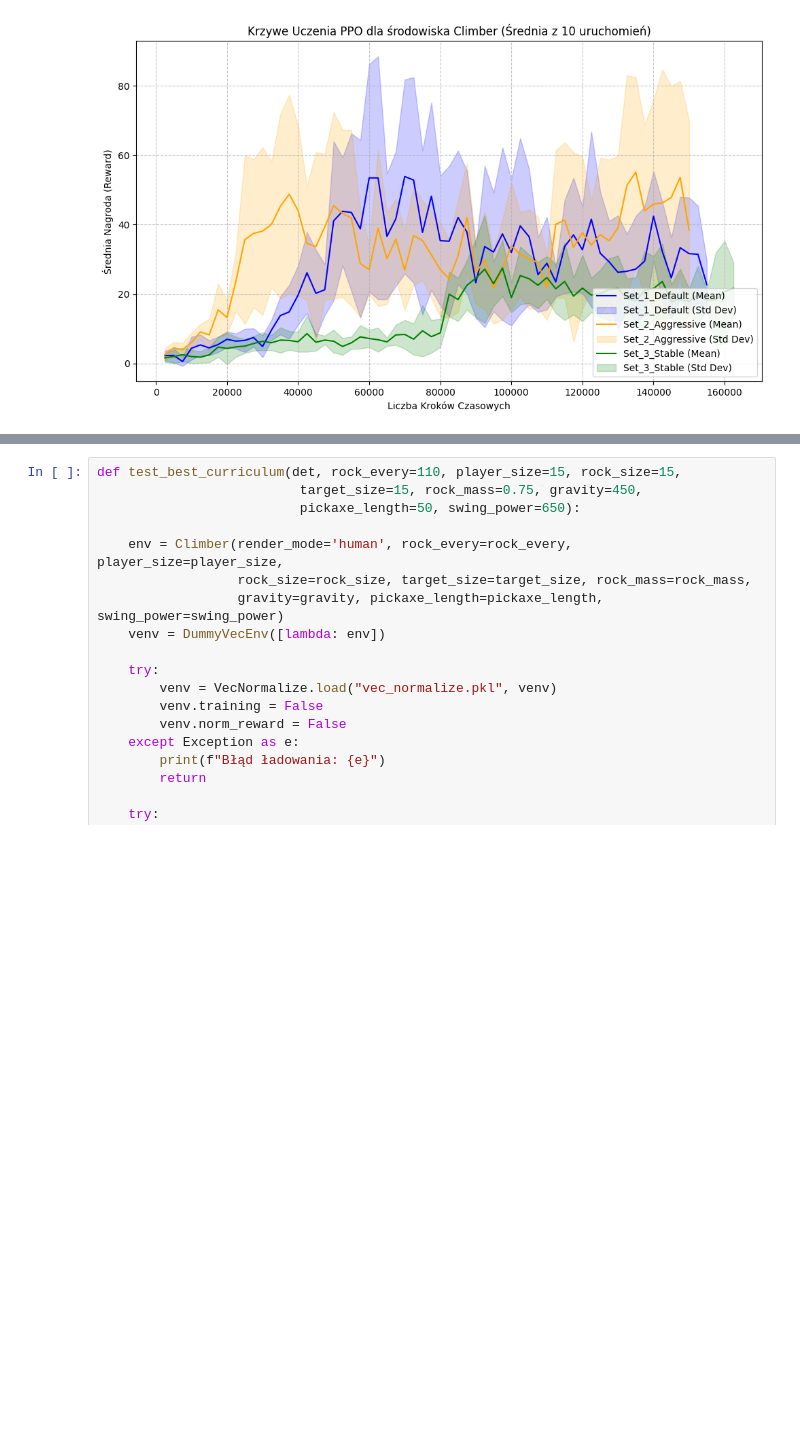
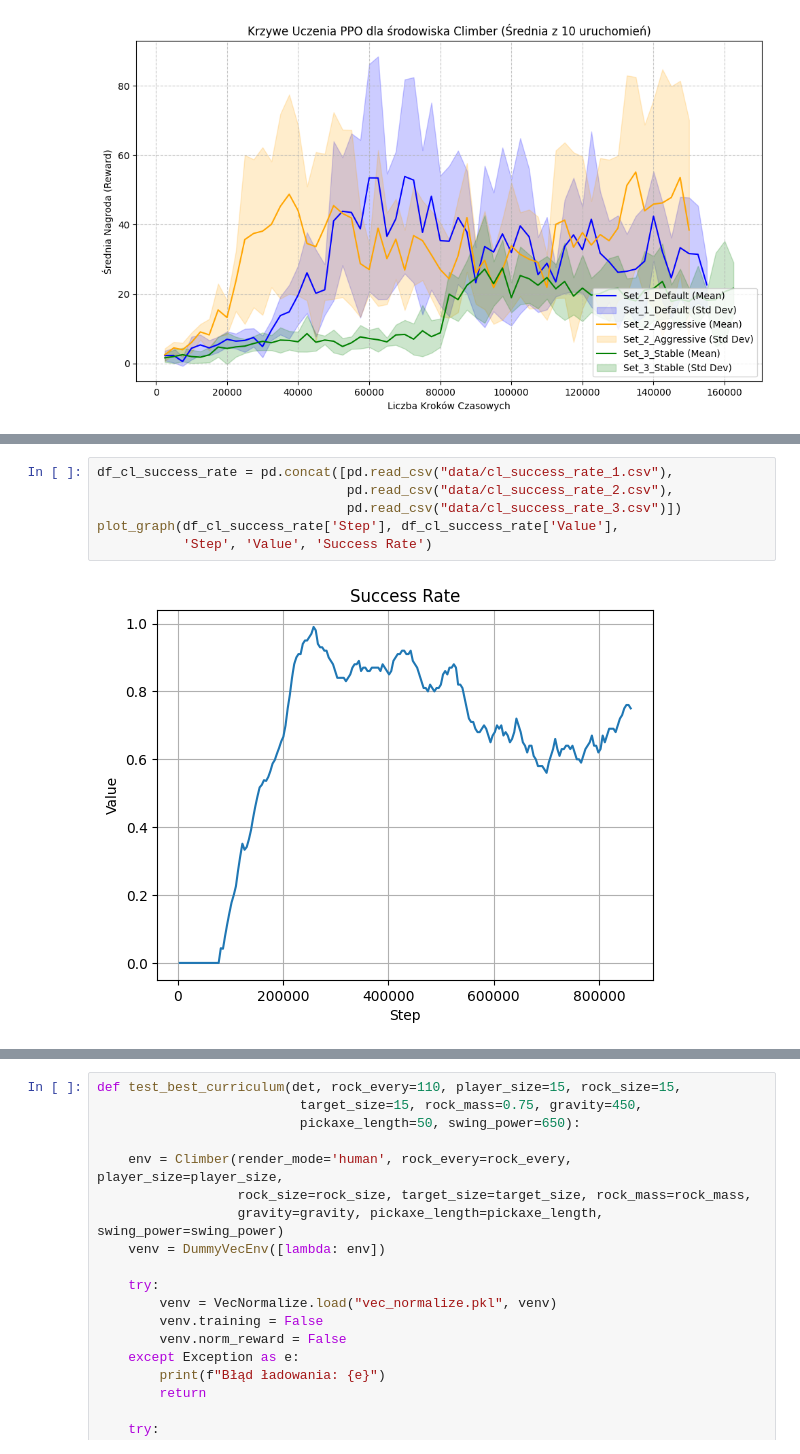
Before and after one commit to Gawronek-8/ai_in_data_analysis, a Jupyter notebook: lab5/game_analysis.ipynb, the cells around one changed output, grey strips where cells are left out. Cells and saved outputs as stored; diff of their text form; blank space fills up the shorter version.

```diff
--- a/lab5/game_analysis.ipynb
+++ b/lab5/game_analysis.ipynb
@@ -725,0 +811,8 @@ GAME LOST - hit_rock
+# %%
+df_cl_success_rate = pd.concat([pd.read_csv("data/cl_success_rate_1.csv"),
+                                pd.read_csv("data/cl_success_rate_2.csv"),
+                                pd.read_csv("data/cl_success_rate_3.csv")])
+plot_graph(df_cl_success_rate['Step'], df_cl_success_rate['Value'],
+           'Step', 'Value', 'Success Rate')
+# %% [output]
+[figure, added]
```
Also changed, not shown: parts of 19 cells of this notebook, 1 other file.
